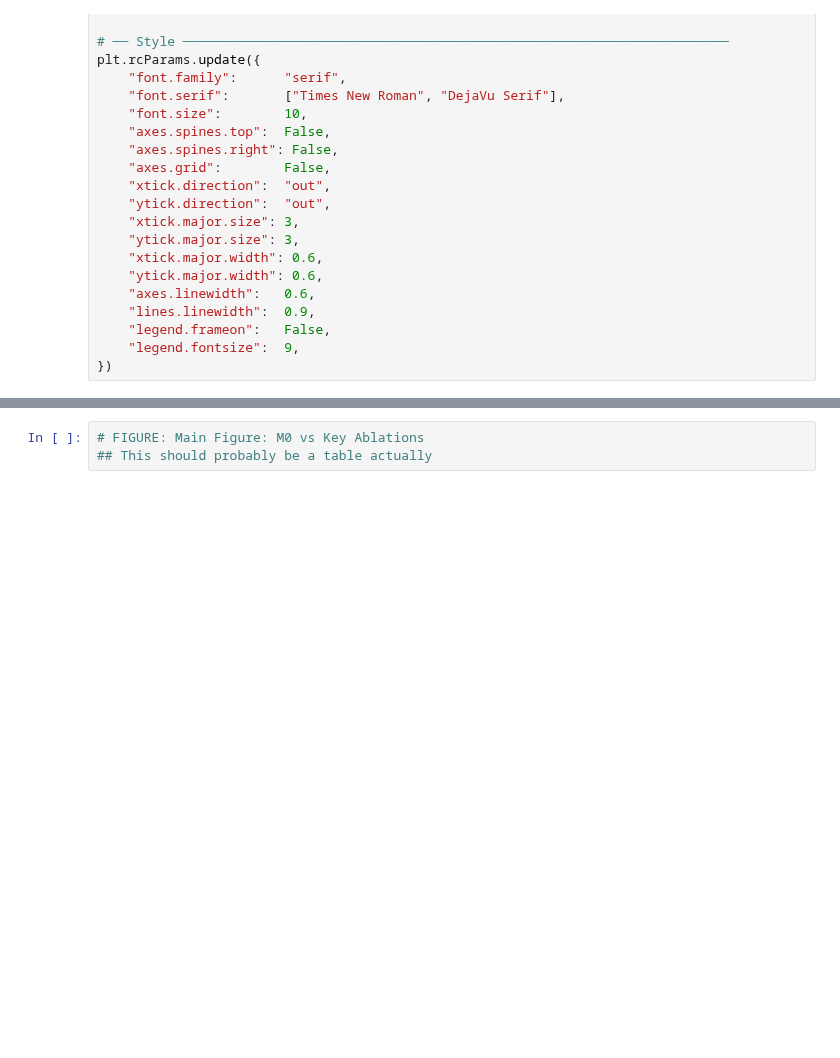
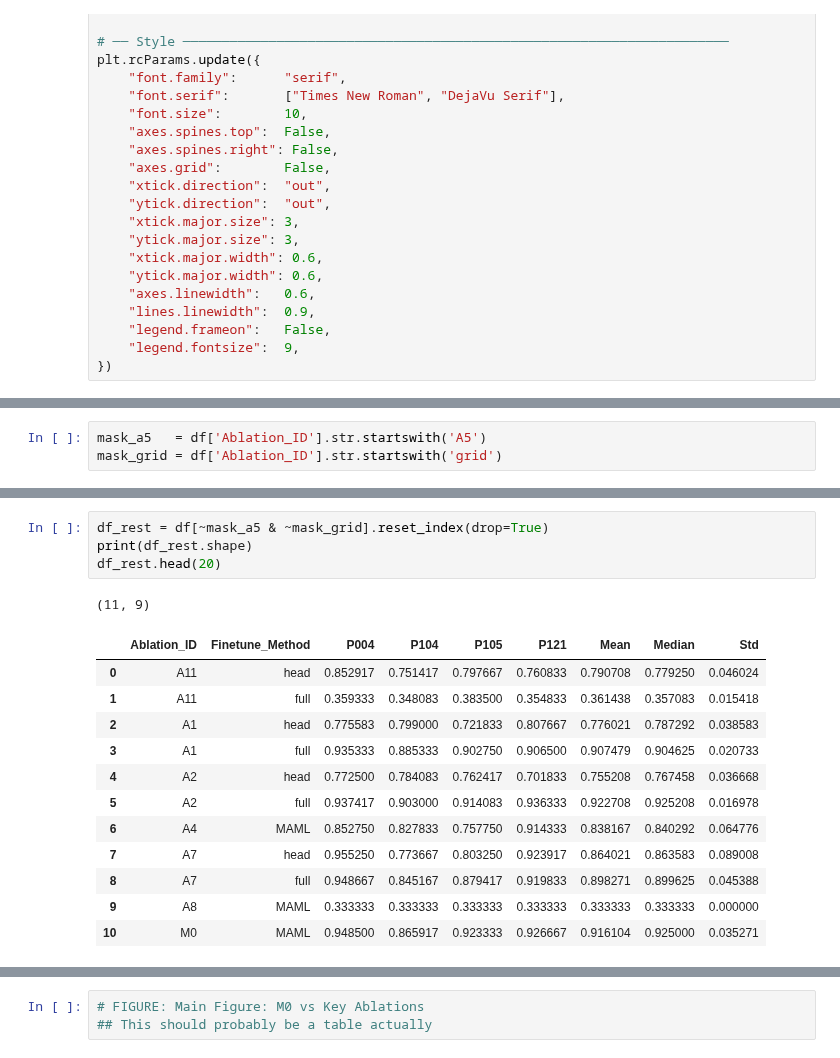
Before and after one commit to kdmalc/pers-gest-cls, a Jupyter notebook: paper_figures/NeurIPS_Figures.ipynb, the cells around one changed output, grey strips where cells are left out. Drawn from its saved outputs; the diff is of its cells as text; blank space fills up the shorter version.

```diff
--- a/paper_figures/NeurIPS_Figures.ipynb
+++ b/paper_figures/NeurIPS_Figures.ipynb
@@ -24,0 +139,3 @@ plt.rcParams.update({
+# %%
+mask_a5   = df['Ablation_ID'].str.startswith('A5')
+mask_grid = df['Ablation_ID'].str.startswith('grid')
@@ -24,0 +173,18 @@ plt.rcParams.update({
+# %%
+df_rest = df[~mask_a5 & ~mask_grid].reset_index(drop=True)
+print(df_rest.shape)
+df_rest.head(20)
+# %% [output]
+(11, 9)
+|  | Ablation_ID | Finetune_Method | P004 | P104 | P105 | P121 | Mean | Median | Std |
+| 0 | A11 | head | 0.852917 | 0.751417 | 0.797667 | 0.760833 | 0.790708 | 0.779250 | 0.046024 |
+| 1 | A11 | full | 0.359333 | 0.348083 | 0.383500 | 0.354833 | 0.361438 | 0.357083 | 0.015418 |
+| 2 | A1 | head | 0.775583 | 0.799000 | 0.721833 | 0.807667 | 0.776021 | 0.787292 | 0.038583 |
+| 3 | A1 | full | 0.935333 | 0.885333 | 0.902750 | 0.906500 | 0.907479 | 0.904625 | 0.020733 |
+| 4 | A2 | head | 0.772500 | 0.784083 | 0.762417 | 0.701833 | 0.755208 | 0.767458 | 0.036668 |
+| 5 | A2 | full | 0.937417 | 0.903000 | 0.914083 | 0.936333 | 0.922708 | 0.925208 | 0.016978 |
+| 6 | A4 | MAML | 0.852750 | 0.827833 | 0.757750 | 0.914333 | 0.838167 | 0.840292 | 0.064776 |
+| 7 | A7 | head | 0.955250 | 0.773667 | 0.803250 | 0.923917 | 0.864021 | 0.863583 | 0.089008 |
+| 8 | A7 | full | 0.948667 | 0.845167 | 0.879417 | 0.919833 | 0.898271 | 0.899625 | 0.045388 |
+| 9 | A8 | MAML | 0.333333 | 0.333333 | 0.333333 | 0.333333 | 0.333333 | 0.333333 | 0.000000 |
+| 10 | M0 | MAML | 0.948500 | 0.865917 | 0.923333 | 0.926667 | 0.916104 | 0.925000 | 0.035271 |
```
Also changed, not shown: parts of 7 cells of this notebook, 1 other file.
